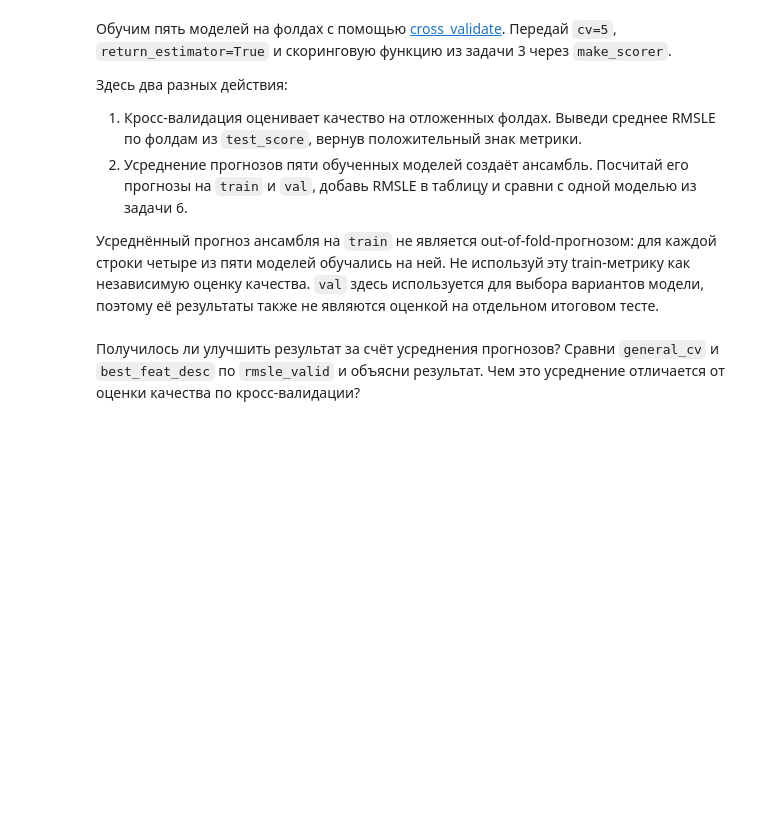
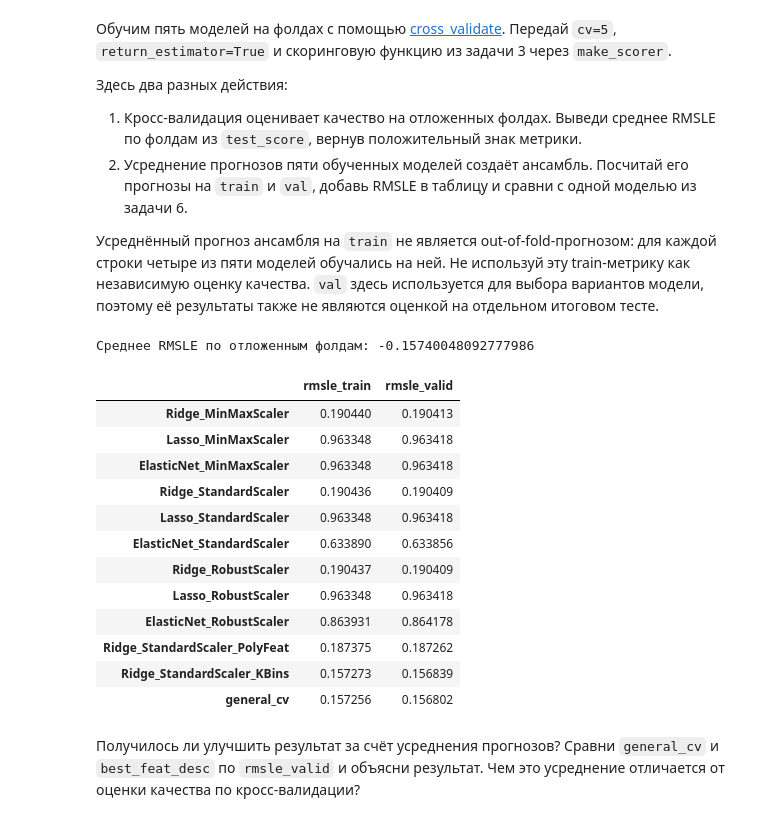
Before and after one commit to dchurikov1983/msc-ml-online-autumn-2026, a Jupyter notebook: W4 Linear Regression/Неделя_4_Машинное_обучение_ДЗ_done.ipynb, the cells around one changed output. Saved outputs shown, nothing was run; the diff lists cells and outputs as text; code cells hidden in the pictures; blank space fills up the shorter version.

```diff
--- a/W4 Linear Regression/Неделя_4_Машинное_обучение_ДЗ_done.ipynb
+++ b/W4 Linear Regression/Неделя_4_Машинное_обучение_ДЗ_done.ipynb
@@ -381,32 +445,58 @@ from sklearn.preprocessing import KBinsDiscretizer
 # %%
 from sklearn.model_selection import cross_validate
 from sklearn.metrics import make_scorer
 
-cv_results = # Напиши код здесь
+#Передай `cv=5`, `return_estimator=True` и скоринговую функцию из задачи 3 через `make_scorer`.
+
+cv_results = cross_validate(
+    pipe,                    # модель из задачи 6 (линейная регрессия)
+    X_train, y_train,
+    cv=5,
+    return_estimator=True,
+    scoring=make_scorer(scoring_foo)
+)
 
 # Выведи среднее RMSLE по отложенным фолдам из cv_results["test_score"]
-# Напиши код здесь
+print(f'Среднее RMSLE по отложенным фолдам: {cv_results["test_score"].mean()}')
 
 # Функция для получения предсказаний по фолдам
 def get_predictions(cv_results, X):
-  # Напиши код здесь
-  pass
+    y_pred = np.zeros(X.shape[0])
+    for fold, estimator in enumerate(cv_results['estimator']):
+        y_pred += estimator.predict(X)
+    y_pred /= len(cv_results['estimator'])
+    return y_pred
 
 # Получи предсказания
 y_pred_train = get_predictions(cv_results, X_train)
 y_pred_val = get_predictions(cv_results, X_val)
 
 # Получи оценки метрики для train и val
 rmsle_train = -scoring_foo(y_train, y_pred_train)
 rmsle_valid = -scoring_foo(y_val, y_pred_val)
 
 # Запиши метрики в контейнер и выведи таблицу
 res['general_cv'] = [rmsle_train, rmsle_valid]
 df_res = pd.DataFrame.from_dict(res, orient='index',
                                 columns=['rmsle_train', 'rmsle_valid'])
 
 # Выведи результат
 df_res
+# %% [output]
+Среднее RMSLE по отложенным фолдам: -0.15740048092777986
+|  | rmsle_train | rmsle_valid |
+| Ridge_MinMaxScaler | 0.190440 | 0.190413 |
+| Lasso_MinMaxScaler | 0.963348 | 0.963418 |
+| ElasticNet_MinMaxScaler | 0.963348 | 0.963418 |
+| Ridge_StandardScaler | 0.190436 | 0.190409 |
+| Lasso_StandardScaler | 0.963348 | 0.963418 |
+| ElasticNet_StandardScaler | 0.633890 | 0.633856 |
+| Ridge_RobustScaler | 0.190437 | 0.190409 |
+| Lasso_RobustScaler | 0.963348 | 0.963418 |
+| ElasticNet_RobustScaler | 0.863931 | 0.864178 |
+| Ridge_StandardScaler_PolyFeat | 0.187375 | 0.187262 |
+| Ridge_StandardScaler_KBins | 0.157273 | 0.156839 |
+| general_cv | 0.157256 | 0.156802 |
 # %% [markdown]
 Получилось ли улучшить результат за счёт усреднения прогнозов? Сравни `general_cv` и `best_feat_desc` по `rmsle_valid` и объясни результат. Чем это усреднение отличается от оценки качества по кросс-валидации?
 # %% [markdown]
```
Also changed, not shown: parts of 7 cells of this notebook.
